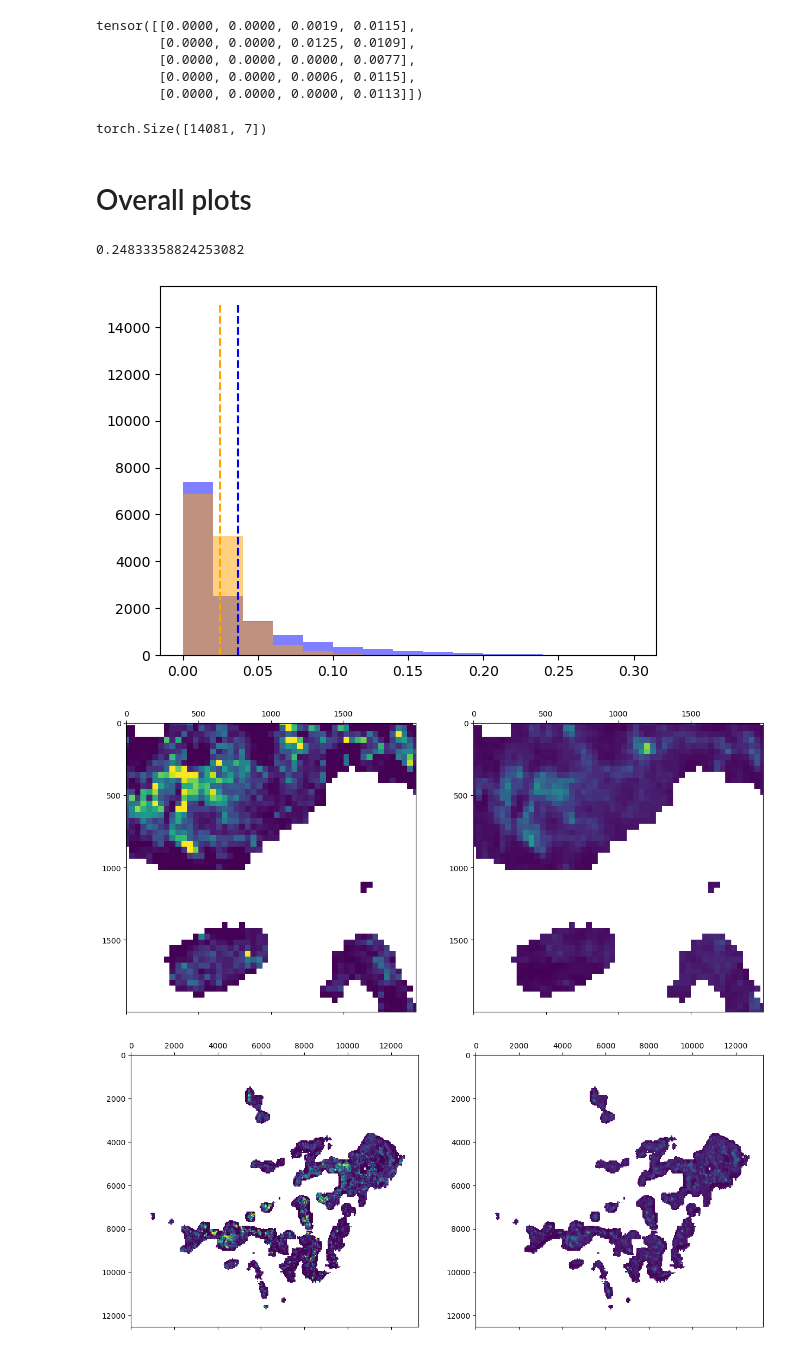
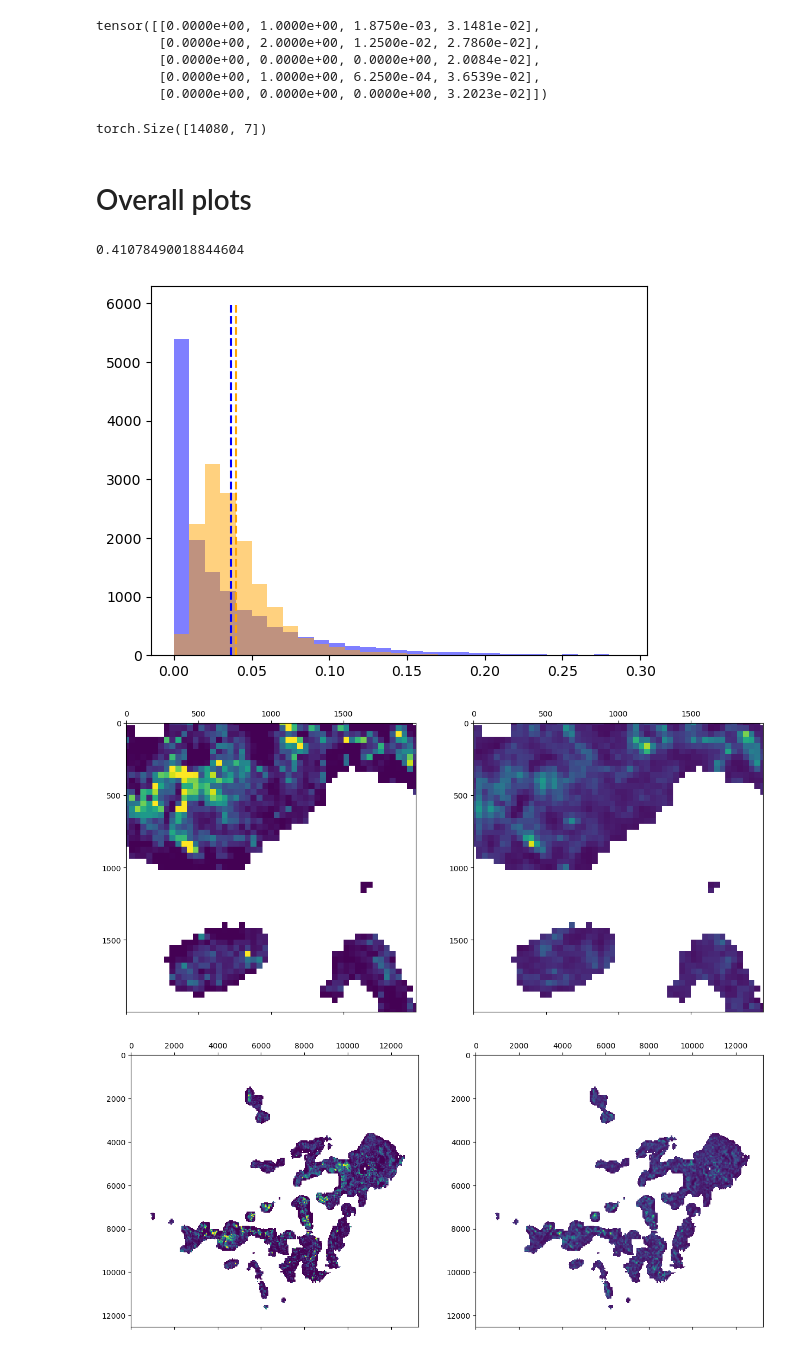
Before and after one commit to TimEngelmann/future-deforestation, a Jupyter notebook: notebooks/visualization.ipynb, the cells around one changed output. Saved outputs shown, nothing was run; the diff lists cells and outputs as text; code cells hidden in the pictures.

```diff
--- a/notebooks/visualization.ipynb
+++ b/notebooks/visualization.ipynb
@@ -42,7 +42,7 @@ for point in data:
 targets = torch.tensor(targets)
 
 # get predictions
-path = "../lightning_logs/version_30/"
+path = "../lightning_logs/version_32/"
 predictions = torch.load(path + "test_predictions.pt")
 
 # x_point, y_point, x_cluster, y_cluster, target | target | prediction
@@ -50,15 +50,15 @@ data_frame = torch.column_stack([data, targets, predictions])
 # %%
 data_frame[:5, 3:] # !target in data frame not correct (int problem)
 # %% [output]
-tensor([[0.0000, 0.0000, 0.0019, 0.0115],
-        [0.0000, 0.0000, 0.0125, 0.0109],
-        [0.0000, 0.0000, 0.0000, 0.0077],
-        [0.0000, 0.0000, 0.0006, 0.0115],
-        [0.0000, 0.0000, 0.0000, 0.0113]])
+tensor([[0.0000e+00, 1.0000e+00, 1.8750e-03, 3.1481e-02],
+        [0.0000e+00, 2.0000e+00, 1.2500e-02, 2.7860e-02],
+        [0.0000e+00, 0.0000e+00, 0.0000e+00, 2.0084e-02],
+        [0.0000e+00, 1.0000e+00, 6.2500e-04, 3.6539e-02],
+        [0.0000e+00, 0.0000e+00, 0.0000e+00, 3.2023e-02]])
 # %%
 data_frame.shape
 # %% [output]
-torch.Size([14081, 7])
+torch.Size([14080, 7])
 # %% [markdown]
 # Overall plots
 # %%
@@ -72,15 +72,15 @@ for point in data_frame:
 # %%
 np.max(prediction_layer)
 # %% [output]
-0.24833358824253082
+0.41078490018844604
 # %%
-plt.hist(targets, alpha=0.5, bins=np.linspace(0,0.3,16), color='blue')
-plt.vlines(targets.mean(), 0, 15000, color='blue', linestyles='--')
-plt.hist(predictions, alpha=0.5, bins=np.linspace(0,0.3,16), color='orange')
-plt.vlines(predictions.mean(), 0, 15000, color='orange', linestyles='--')
+plt.hist(targets, alpha=0.5, bins=np.arange(0,0.3,0.01), color='blue')
+plt.vlines(targets.mean(), 0, 6000, color='blue', linestyles='--')
+plt.hist(predictions, alpha=0.5, bins=np.arange(0,0.3,0.01), color='orange')
+plt.vlines(predictions.mean(), 0, 6000, color='orange', linestyles='--')
 plt.show()
 # %% [output]
-[figure, old version]
+[figure, new version]
 # %%
 import matplotlib as mpl
 cmap = mpl.colormaps['viridis']
@@ -92,7 +92,7 @@ axs[0].matshow(target_layer[8000:10000,4000:6000], vmin = 0, vmax = 0.3, cmap=cm
 axs[1].matshow(prediction_layer[8000:10000,4000:6000], vmin = 0, vmax = 0.3, cmap=cmap)
 plt.show()
 # %% [output]
-[figure, old version]
+[figure, new version]
 # %%
 fig, axs = plt.subplots(1, 2, figsize=(15,10))
 axs = axs.flatten()
```
Also changed, not shown: 11 other files.
